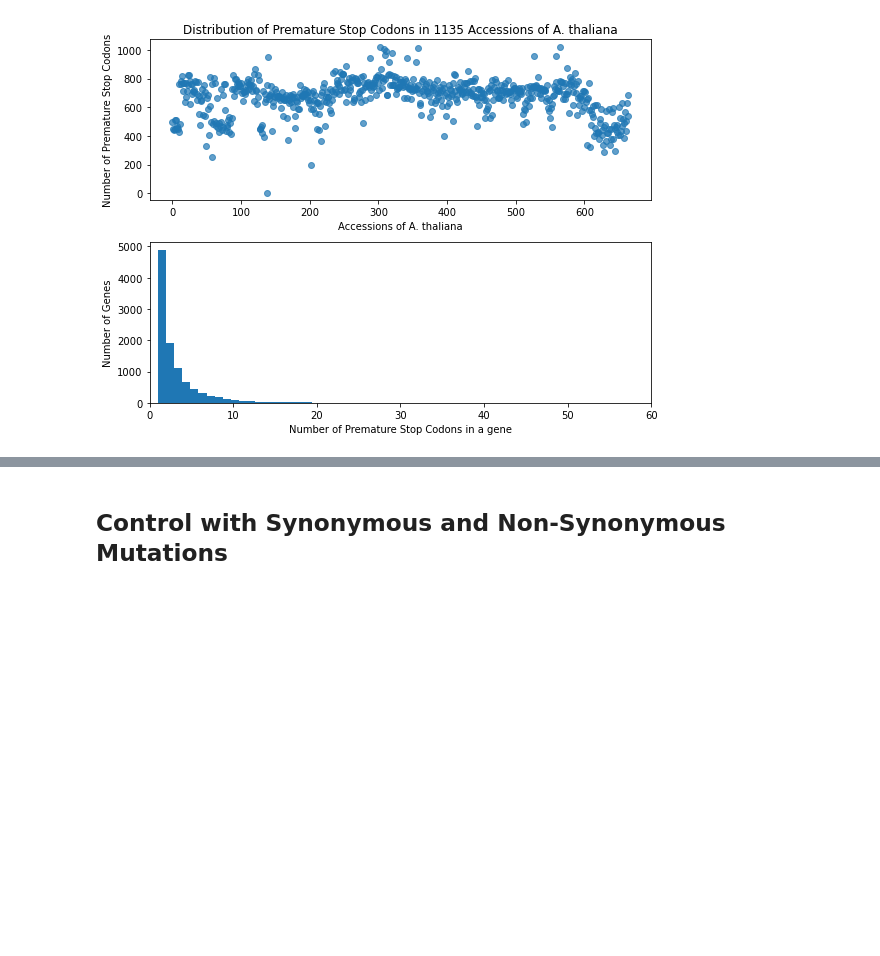
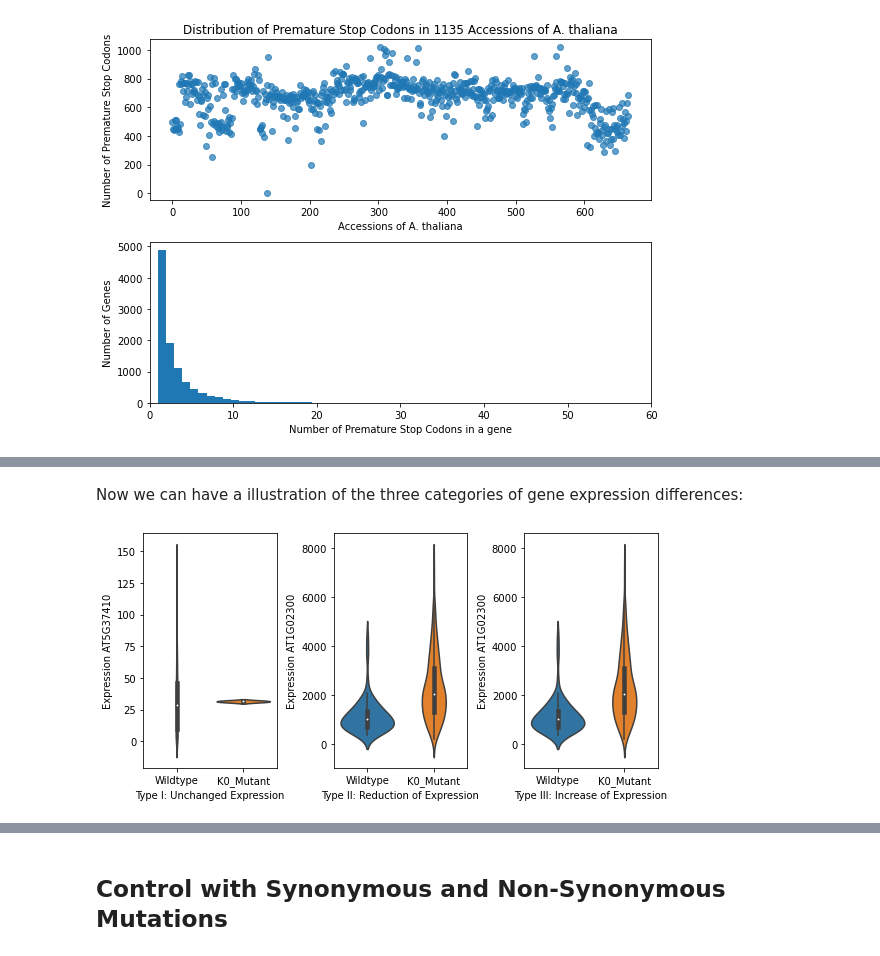
Before and after one commit to laurasteinmann/Premature_Stop_Codons, a Jupyter notebook: results/Premature_Stop_Codons.ipynb, the cells around one changed output, grey strips where cells are left out. Drawn from its saved outputs; the diff is of its cells as text; code cells hidden in the pictures; blank space fills up the shorter version.

```diff
--- a/results/Premature_Stop_Codons.ipynb
+++ b/results/Premature_Stop_Codons.ipynb
@@ -112,0 +99,80 @@ plt.show()
+# %% [markdown]
+Now we can have a illustration of the three categories of gene expression differences:
+# %%
+import pandas as pd
+import seaborn as sns
+import matplotlib.pyplot as plt
+
+small_att = stop_list_bonferroni_low_expression.iloc[0, :]
+wildtype = expression_overlap.loc[small_att.WT_acc, small_att.Gene]
+ko_mutant = expression_overlap.loc[small_att.KO_acc, small_att.Gene]
+plot_df = pd.DataFrame(columns=['Type', 'Expression'])
+for plant in range(wildtype.shape[0]):
+    new_row = {'Type': ['Wildtype'], 'Expression': [wildtype.iloc[plant]]}
+    new = pd.DataFrame.from_dict(new_row)
+    plot_df = pd.concat([plot_df, new], ignore_index=True)
+
+for plant in range(ko_mutant.shape[0]):
+    new_row = {'Type': ['K0_Mutant'], 'Expression': [ko_mutant.iloc[plant]]}
+    new = pd.DataFrame.from_dict(new_row)
+    plot_df = pd.concat([plot_df, new], ignore_index=True)
+
+plot_df['Expression'] = plot_df.Expression.astype('float')
+
+big_p_subset = stop_list[stop_list['pvalue'] == stop_list['pvalue'].max()]
+big_att = big_p_subset.iloc[0, :]
+wildtype = expression_overlap.loc[big_att.WT_acc, big_att.Gene]
+ko_mutant = expression_overlap.loc[big_att.KO_acc, big_att.Gene]
+plot_df2 = pd.DataFrame(columns=['Type', 'Expression'])
+for plant in range(wildtype.shape[0]):
+    new_row = {'Type': ['Wildtype'], 'Expression': [wildtype.iloc[plant]]}
+    new = pd.DataFrame.from_dict(new_row)
+    plot_df2 = pd.concat([plot_df2, new], ignore_index=True)
+
+for plant in range(ko_mutant.shape[0]):
+    new_row = {'Type': ['K0_Mutant'], 'Expression': [ko_mutant.iloc[plant]]}
+    new = pd.DataFrame.from_dict(new_row)
+    plot_df2 = pd.concat([plot_df2, new], ignore_index=True)
+
+plot_df2['Expression'] = plot_df2.Expression.astype('float')
+
+over_att = stop_list_bonferroni_high_expression.iloc[0, :]
+wildtype = expression_overlap.loc[over_att.WT_acc, over_att.Gene]
+ko_mutant = expression_overlap.loc[over_att.KO_acc, over_att.Gene]
+plot_df3 = pd.DataFrame(columns=['Type', 'Expression'])
+
+for plant in range(wildtype.shape[0]):
+    new_row = {'Type': ['Wildtype'], 'Expression': [wildtype.iloc[plant]]}
+    new = pd.DataFrame.from_dict(new_row)
+    plot_df3 = pd.concat([plot_df3, new], ignore_index=True)
+
+for plant in range(ko_mutant.shape[0]):
+    new_row = {'Type': ['K0_Mutant'], 'Expression': [ko_mutant.iloc[plant]]}
+    new = pd.DataFrame.from_dict(new_row)
+    plot_df3 = pd.concat([plot_df3, new], ignore_index=True)
+
+plot_df3['Expression'] = plot_df3.Expression.astype('float')
+label1 = "Expression " + str(small_att.Gene)
+label2 = "Expression " + str(big_att.Gene)
+label3 = "Expression " + str(over_att.Gene)
+fig = plt.figure(figsize=(8, 4))
+gs = fig.add_gridspec(1, 3)
+
+ax = fig.add_subplot(gs[0, 0])
+sns.violinplot(x='Type', y='Expression', data=plot_df2)
+ax.set_xlabel("Type I: Unchanged Expression")
+ax.set_ylabel(label2)
+ax = fig.add_subplot(gs[0, 1])
+sns.violinplot(x='Type', y= 'Expression', data=plot_df)
+ax.set_xlabel("Type II: Reduction of Expression")
+ax.set_ylabel(label1)
+ax = fig.add_subplot(gs[0, 2])
+sns.violinplot(x='Type', y='Expression', data=plot_df3)
+ax.set_xlabel("Type III: Increase of Expression")
+ax.set_ylabel(label3)
+fig.tight_layout()
+output_file = "figures/Cathegories_Premature_Stop_Codons.png"
+plt.savefig(output_file, dpi=700, facecolor='w')
+plt.show()
+# %% [output]
+[figure, added]
```
Also changed, not shown: parts of 4 cells of this notebook, 1 other file.
